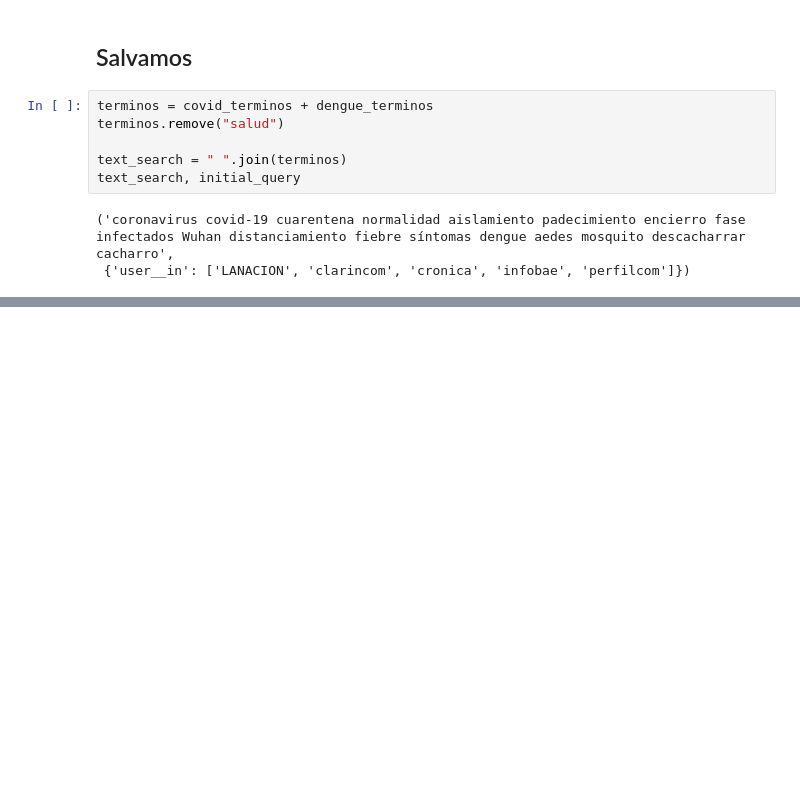
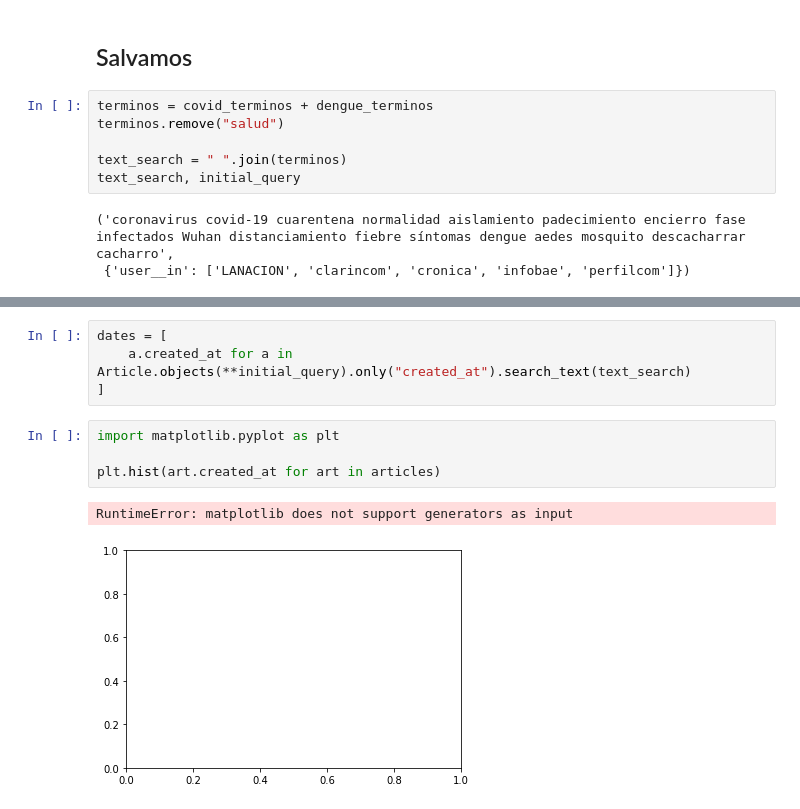
Before and after one commit to finiteautomata/hatespeech-collection, a Jupyter notebook: notebooks/Datos Recorte.ipynb, the cells around one changed output, grey strips where cells are left out. Cells and saved outputs as stored; diff of their text form; blank space fills up the shorter version.

Commit message:
Errores v1.1

```diff
--- a/notebooks/Datos Recorte.ipynb
+++ b/notebooks/Datos Recorte.ipynb
@@ -249,0 +240,11 @@ articles.count()
+# %%
+dates = [
+    a.created_at for a in Article.objects(**initial_query).only("created_at").search_text(text_search)
+]
+# %%
+import matplotlib.pyplot as plt
+
+plt.hist(art.created_at for art in articles)
+# %% [output]
+RuntimeError: matplotlib does not support generators as input
+[figure, added]
```
Also changed, not shown: parts of 5 cells of this notebook, 3 other files.
